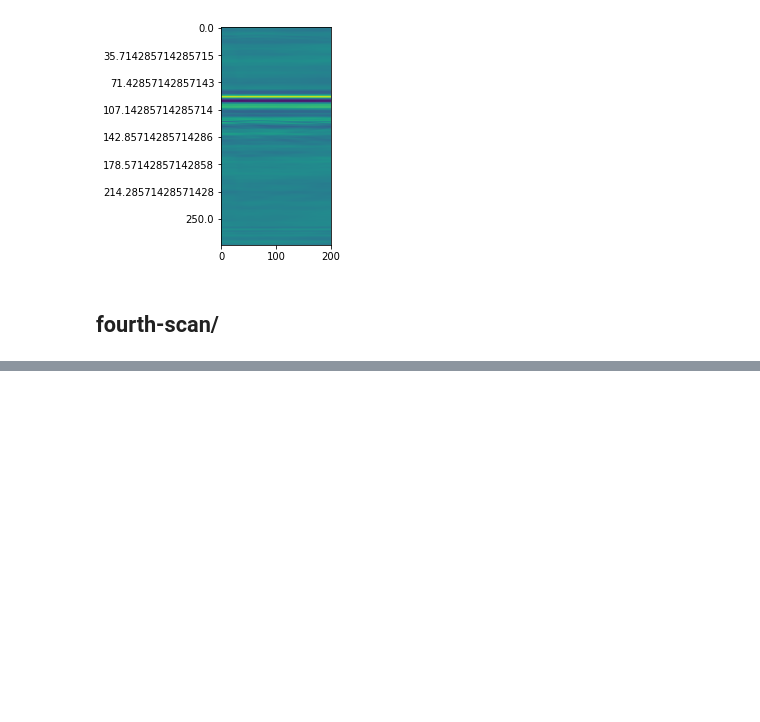
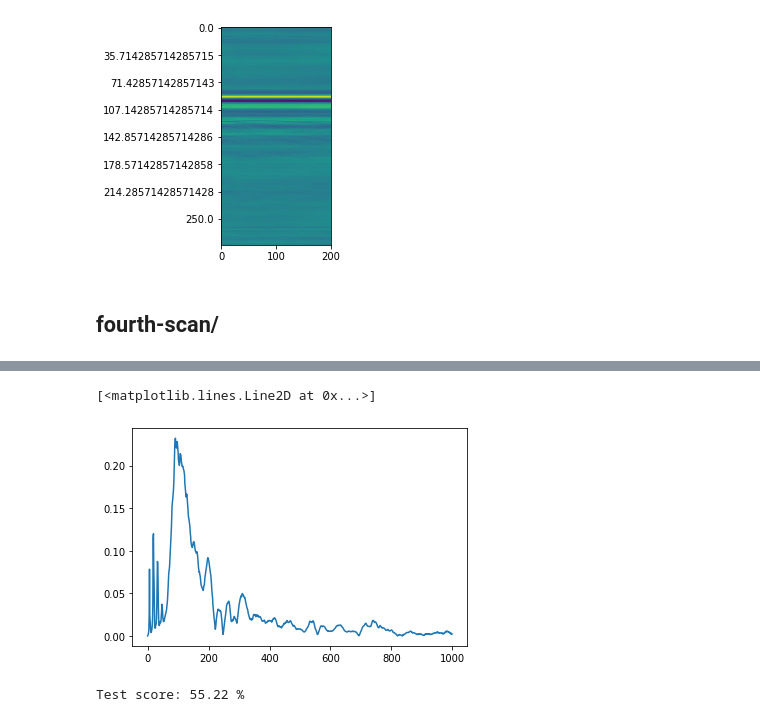
Before and after one commit to lnadi17/znd-remote-controller, a Jupyter notebook: scan-visualize.ipynb, the cells around one changed output, grey strips where cells are left out. Saved outputs shown, nothing was run; the diff lists cells and outputs as text; code cells hidden in the pictures; blank space fills up the shorter version.

```diff
--- a/scan-visualize.ipynb
+++ b/scan-visualize.ipynb
@@ -278,0 +287,25 @@ draw_scan(2, sample_nth=15, zero_padding=10, end_index=20, aspect=1, interpolati
+# %%
+def join_as_complex2(array):
+    rows = []
+    for i in range(0, len(array)):
+        if i % 2 == 1:
+            continue
+        complex_number = array[i] + 1j*array[i+1]
+        rows.append(abs(complex_number))
+    return rows
+# %%
+oct_9 = []
+for elem in join_as_complex2(data_files[1][1:]):
+    oct_9.append(elem)
+# %%
+plt.plot(oct_9[4])
+# %% [output]
+[<matplotlib.lines.Line2D at 0x...>]
+[figure, added]
+# %%
+# Calculate the accuracy score and predict target values
+score = pickle_model.score(oct_9, [1] * (len(oct_9)))
+print("Test score: {0:.2f} %".format(100 * score))
+Ypredict = pickle_model.predict(oct_9)
+# %% [output]
+Test score: 55.22 %
```
Also changed, not shown: parts of 5 cells of this notebook, 2 other files.
